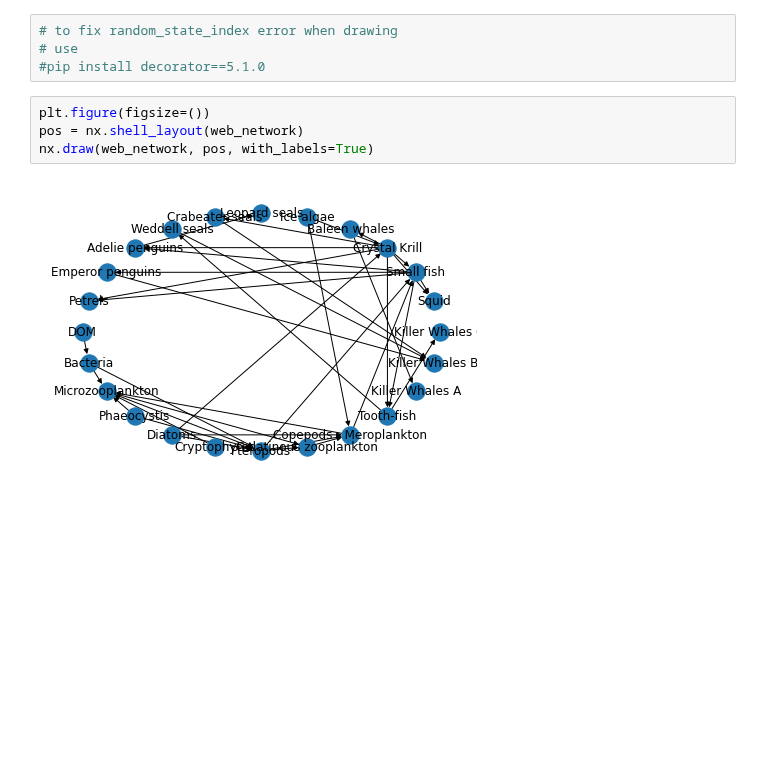
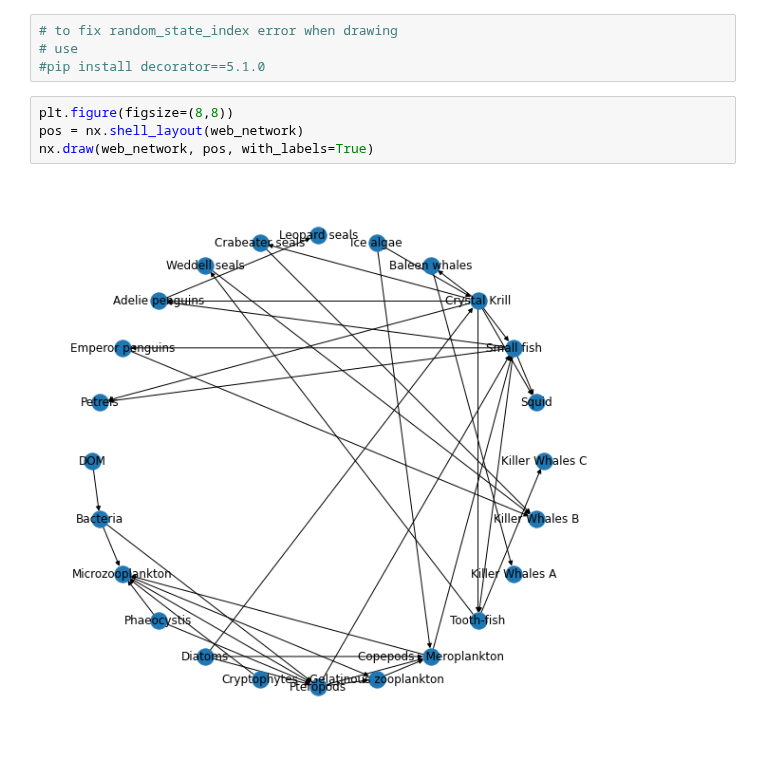
Before and after one commit to philipwlewis/bios30_2021, a Jupyter notebook: week_9/Working with Networks.ipynb, the cells around one changed output. Saved outputs shown, nothing was run; the diff lists cells and outputs as text; blank space fills up the shorter version.

```diff
--- a/week_9/Working with Networks.ipynb
+++ b/week_9/Working with Networks.ipynb
@@ -221,8 +221,8 @@ nx.draw(web_network, with_labels=True)
 # use
 #pip install decorator==5.1.0
 # %%
-plt.figure(figsize=())
+plt.figure(figsize=(8,8))
 pos = nx.shell_layout(web_network)
 nx.draw(web_network, pos, with_labels=True)
 # %% [output]
-[figure, old version]
+[figure, new version]
```
